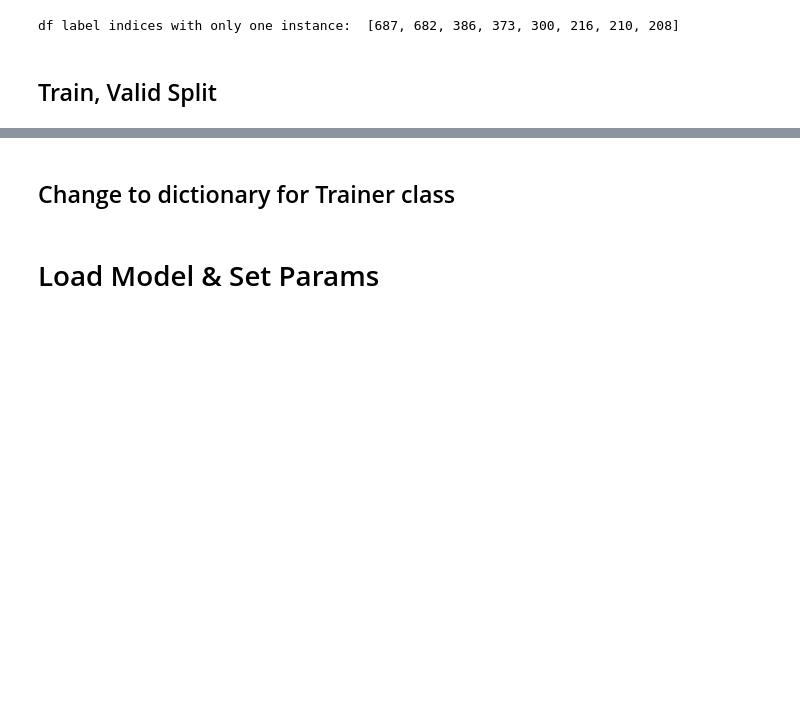
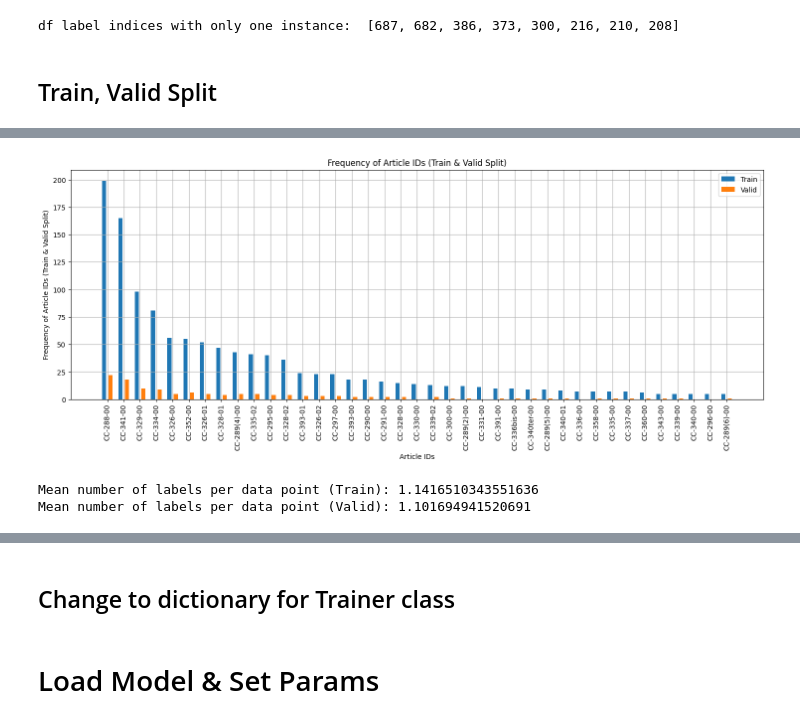
Before and after one commit to kanathipkuji/low-resource-Thai-textclassification, a Jupyter notebook: scripts/multilabel_classification_task.ipynb, the cells around one changed output, grey strips where cells are left out. Drawn from its saved outputs; the diff is of its cells as text; code cells hidden in the pictures; blank space fills up the shorter version.

Commit message:
add stats for each split

```diff
--- a/scripts/multilabel_classification_task.ipynb
+++ b/scripts/multilabel_classification_task.ipynb
@@ -356,0 +397,7 @@ valid_masks = torch.tensor(valid_masks)
+# %%
+train_label_counts = train_labels.sum(axis=0)
+valid_label_counts = valid_labels.sum(axis=0)
+
+train_label_counts_args = train_label_counts.argsort(descending=True)
+np_labels_train_valid = [(label_cols[i], train_label_counts[i].item(), valid_label_counts[i].item()) for i in train_label_counts_args]
+np_labels_train_valid
@@ -356,0 +422,22 @@ valid_masks = torch.tensor(valid_masks)
+# %%
+laws, counts_train, counts_valid = zip(*np_labels_train_valid)
+
+
+x = range(len(laws))
+x2 = [i + 0.4 for i in x if laws[i] in laws]
+width = 0.25
+
+plt.figure(figsize=(18,6))
+plt.bar(x, counts_train, width=width, label='Train')
+plt.bar(x2, counts_valid, width=width, label='Valid')
+
+x_ticks_labels = [str(lawid) for lawid in laws]
+plt.xticks([x + 0.2 for x in x], x_ticks_labels, rotation='vertical')
+plt.ylabel('Frequency of Article IDs (Train & Valid Split)')
+plt.xlabel('Article IDs')
+plt.title('Frequency of Article IDs (Train & Valid Split)')
+plt.grid()
+plt.legend()
+plt.show()
+# %% [output]
+[figure, added]
@@ -356,0 +463,8 @@ valid_masks = torch.tensor(valid_masks)
+# %%
+train_mean_num_label = num_labels_train.mean().item()
+valid_mean_num_label = num_labels_valid.mean().item()
+print('Mean number of labels per data point (Train):', train_mean_num_label)
+print('Mean number of labels per data point (Valid):', valid_mean_num_label)
+# %% [output]
+Mean number of labels per data point (Train): 1.1416510343551636
+Mean number of labels per data point (Valid): 1.101694941520691
```
Also changed, not shown: parts of 21 cells of this notebook.
